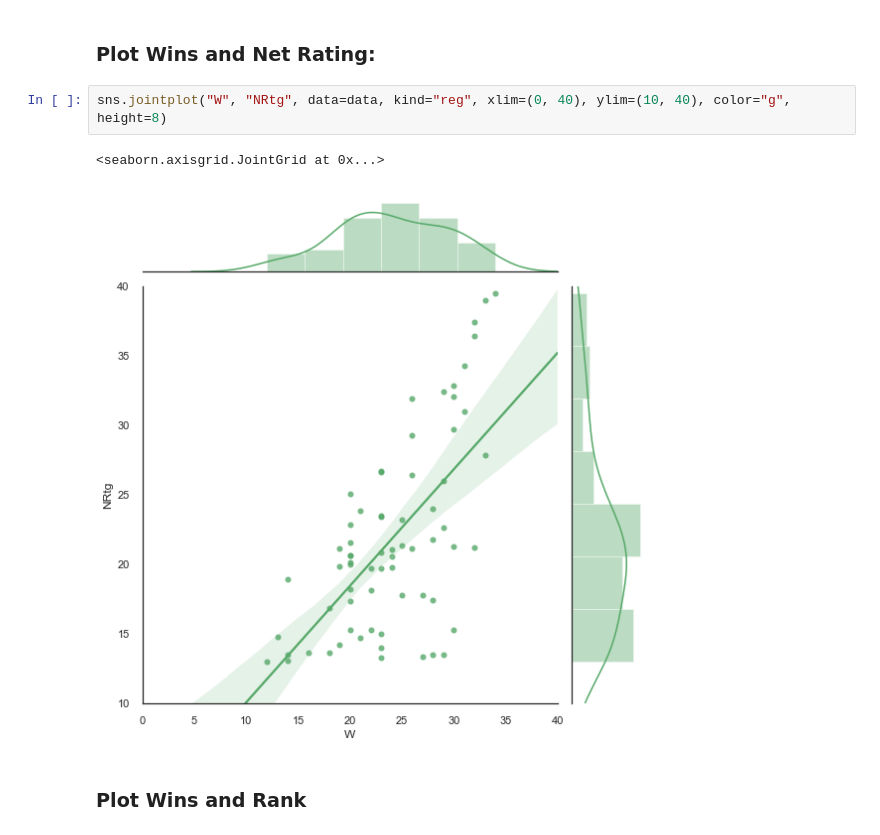
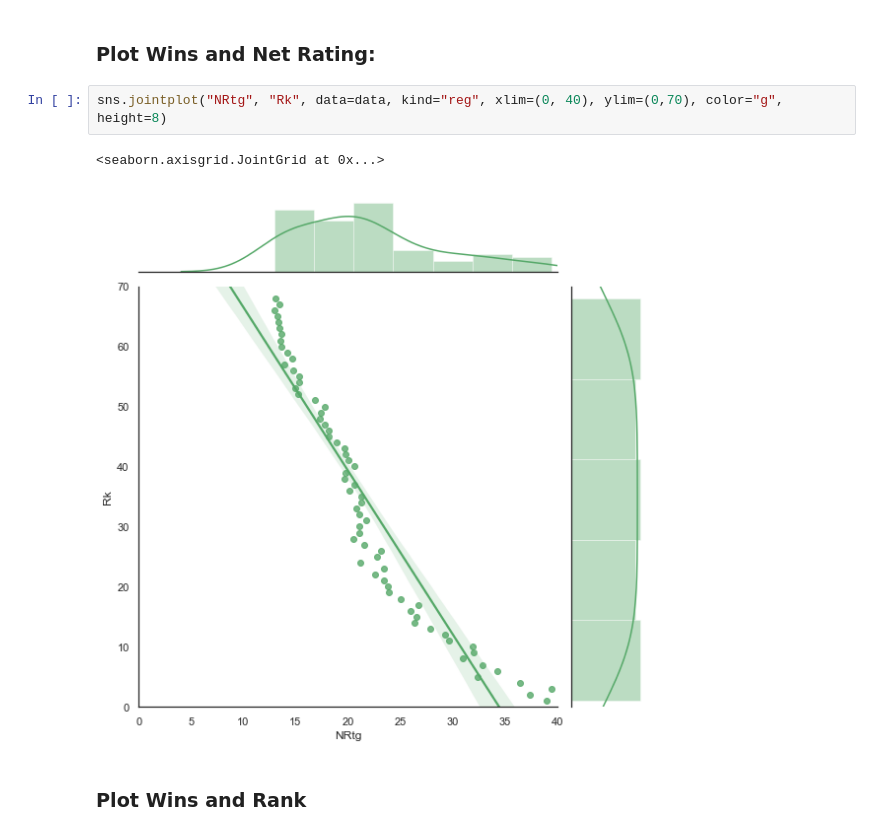
Before and after one commit to ksu-is/NCAA-Tourney-Analysis-model, a Jupyter notebook: Finished_Analysis.ipynb, the cells around one changed output. Drawn from its saved outputs; the diff is of its cells as text.

```diff
--- a/Finished_Analysis.ipynb
+++ b/Finished_Analysis.ipynb
@@ -83,10 +95,10 @@ Clear correlation between average points/game and wins
 # %% [markdown]
 ### Plot Wins and Net Rating:
 # %%
-sns.jointplot("W", "NRtg", data=data, kind="reg", xlim=(0, 40), ylim=(10, 40), color="g", height=8)
+sns.jointplot("NRtg", "Rk", data=data, kind="reg", xlim=(0, 40), ylim=(0,70), color="g", height=8)
 # %% [output]
 <seaborn.axisgrid.JointGrid at 0x...>
-[figure, old version]
+[figure, new version]
 # %% [markdown]
 ### Plot Wins and Rank
 # %%
```
Also changed, not shown: parts of 4 cells of this notebook.
